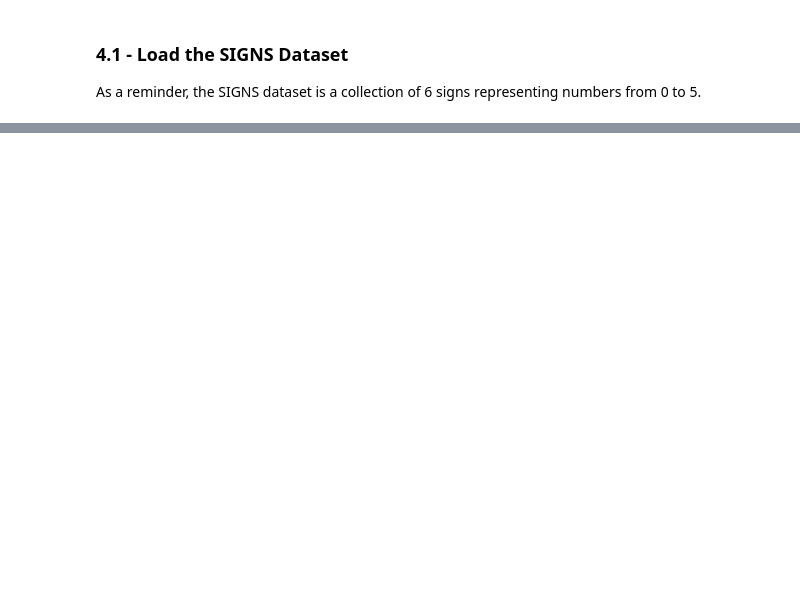
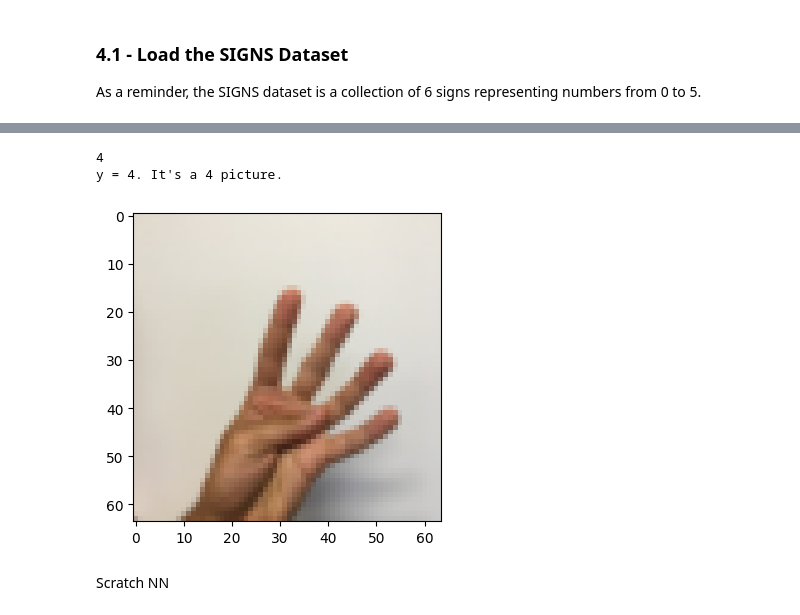
Before and after one commit to Joel-Ajayi/NeuralNetwork_Scratch, a Jupyter notebook: main.ipynb, the cells around one changed output, grey strips where cells are left out. Cells and saved outputs as stored; diff of their text form; code cells hidden in the pictures; blank space fills up the shorter version.

```diff
--- a/main.ipynb
+++ b/main.ipynb
@@ -223,0 +200,19 @@ plt.imshow(train_x_2[:,hand_index].reshape(shape_2))
+# %%
+train_2, test_2, shape_2, classes_2 = dataset.load_finger_signs_dataset()
+# %%
+# Example of a
+index = 67
+batch = train_2.batch(1).skip(index).take(1)
+for img_batch, label_batch in batch:
+    img = img_batch[0]
+    img_label = tf.argmax(label_batch[0]).numpy()
+    print(img_label)
+
+plt.imshow(img)
+print ("y = " + str(img_label) + ". It's a " + str(classes_2[img_label]) +  " picture.")
+# %% [output]
+4
+y = 4. It's a 4 picture.
+[figure, added]
+# %% [markdown]
+Scratch NN
```
Also changed, not shown: parts of 26 cells of this notebook, 6 other files.
